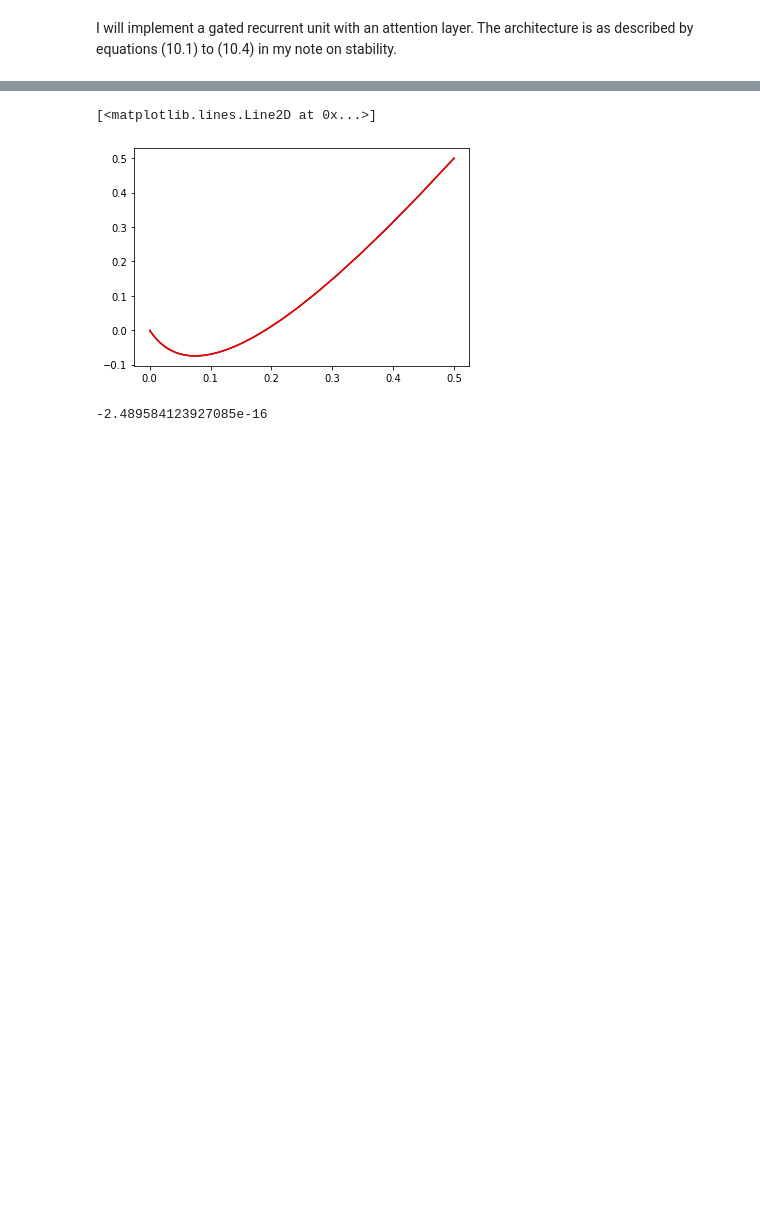
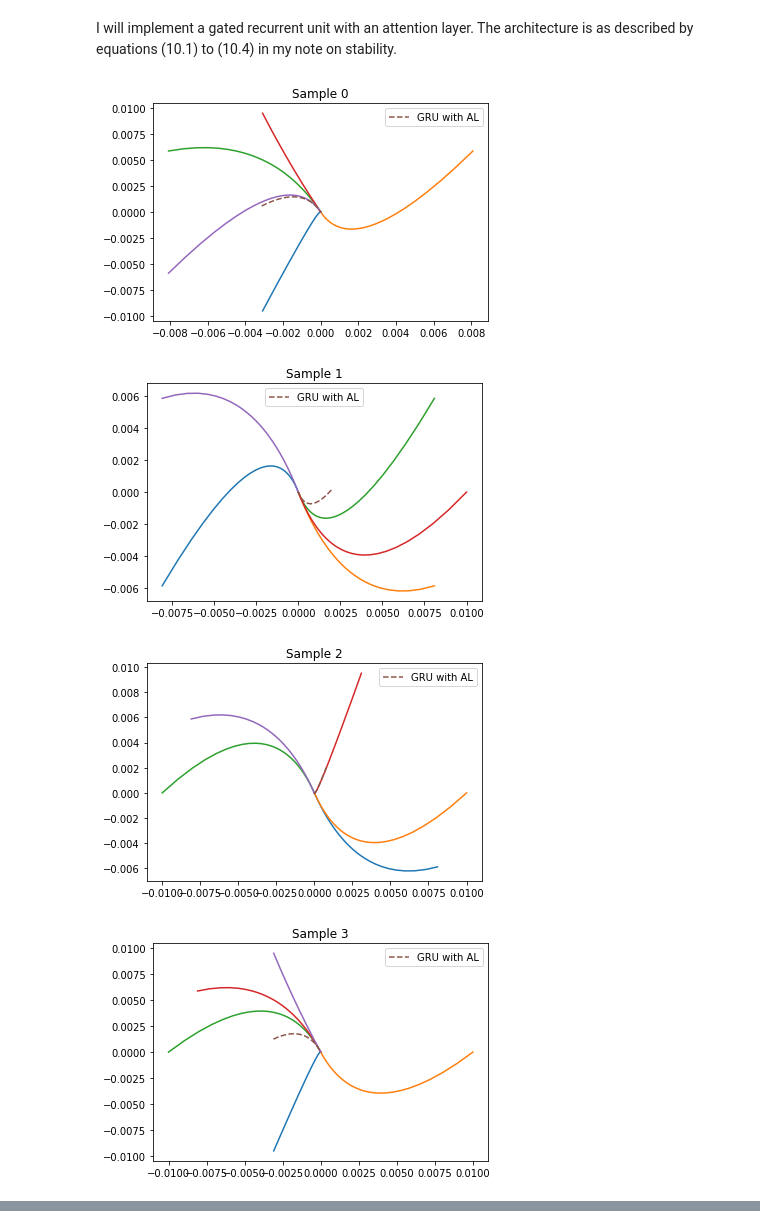
Before and after one commit to amey-joshi/am, a Jupyter notebook: p5/GRU-AL.ipynb, the cells around one changed output, grey strips where cells are left out. Drawn from its saved outputs; the diff is of its cells as text; code cells hidden in the pictures; blank space fills up the shorter version.

```diff
--- a/p5/GRU-AL.ipynb
+++ b/p5/GRU-AL.ipynb
@@ -90,6 +72,49 @@ def aluint(x_init, times, U):
+# %%
+def aluint(x_inits, times, U, sample):
+    xs0 = odeint(f, x_inits[sample[0]], times, args = (U, 0))
+    xs1 = odeint(f, x_inits[sample[1]], times, args = (U, 0))
+    xs2 = odeint(f, x_inits[sample[2]], times, args = (U, 0))
+    xs3 = odeint(f, x_inits[sample[3]], times, args = (U, 0))
+    xs4 = odeint(f, x_inits[sample[4]], times, args = (U, 0))
+
+    Wh = np.array([get_random_weights(5)])
+    AWv = np.array([get_random_weights(2)])
+    # Build 4 x 3 weight matrix
+    w1 = get_random_weights(4)
+    w2 = get_random_weights(4)
+    w3 = get_random_weights(4)
+    w4 = get_random_weights(4)
+    w5 = get_random_weights(4)
+    W = np.matrix([w1, w2, w3, w4, w5]).T
+
+    L = xs0.shape[0]
+    ys = np.array([get_y(xs0[i, :], xs1[i, :], xs2[i, :], xs3[i, ], xs4[i, :], Wh, AWv, W) for i in range(L)])
+    ys = np.concatenate(ys, axis=0)
+
+    return (xs0, xs1, xs2, xs3, xs4, ys)
+# %%
+def plot_alu_soln(x_inits, times, U, sample, title = 'Effect of AL'):
+    xs0, xs1, xs2, xs3, xs4, ys = aluint(x_inits, times, U, sample)
+    plt.plot(xs0[:,0], xs0[:,1], '-')
+    plt.plot(xs1[:,0], xs1[:,1], '-')
+    plt.plot(xs2[:,0], xs2[:,1], '-')
+    plt.plot(xs3[:,0], xs3[:,1], '-')
+    plt.plot(xs4[:,0], xs4[:,1], '-')
+
+    plt.plot(ys[:,0], ys[:,1], '--', label='GRU with AL')
+    plt.legend()
+    plt.title(title)
+    filename = f'{title}.png'
+    plt.savefig(filename)
+    plt.show()
 # %%
-# U = 3 * np.eye(2)
 U = np.array([[0.1, -0.1],[-1, 0]])
 times = np.linspace(0, 500, 2000)
-xs = solve(U, [0.5, 0.5])
-ignore, ys = aluint([0.5, 0.5], times, U)
+for i in range(10):
+    sample = random.sample(range(len(x_inits)), 5)
+    plot_alu_soln(x_inits, times, U, sample, title=f'Sample {i}')
+# %% [output]
+[figure, added]
+[figure, added]
+[figure, added]
+[figure, added]
@@ -96,10 +126,0 @@ ignore, ys = aluint([0.5, 0.5], times, U)
-# %%
-plt.plot(xs[:,0], xs[:,1], '-', color = 'black')
-plt.plot(ys[:,0], ys[:,1], '-', color = 'red')
-# %% [output]
-[<matplotlib.lines.Line2D at 0x...>]
-[figure, removed]
-# %%
-np.sum(xs - ys)
-# %% [output]
--2.489584123927085e-16
```
Also changed, not shown: parts of 4 cells of this notebook.
